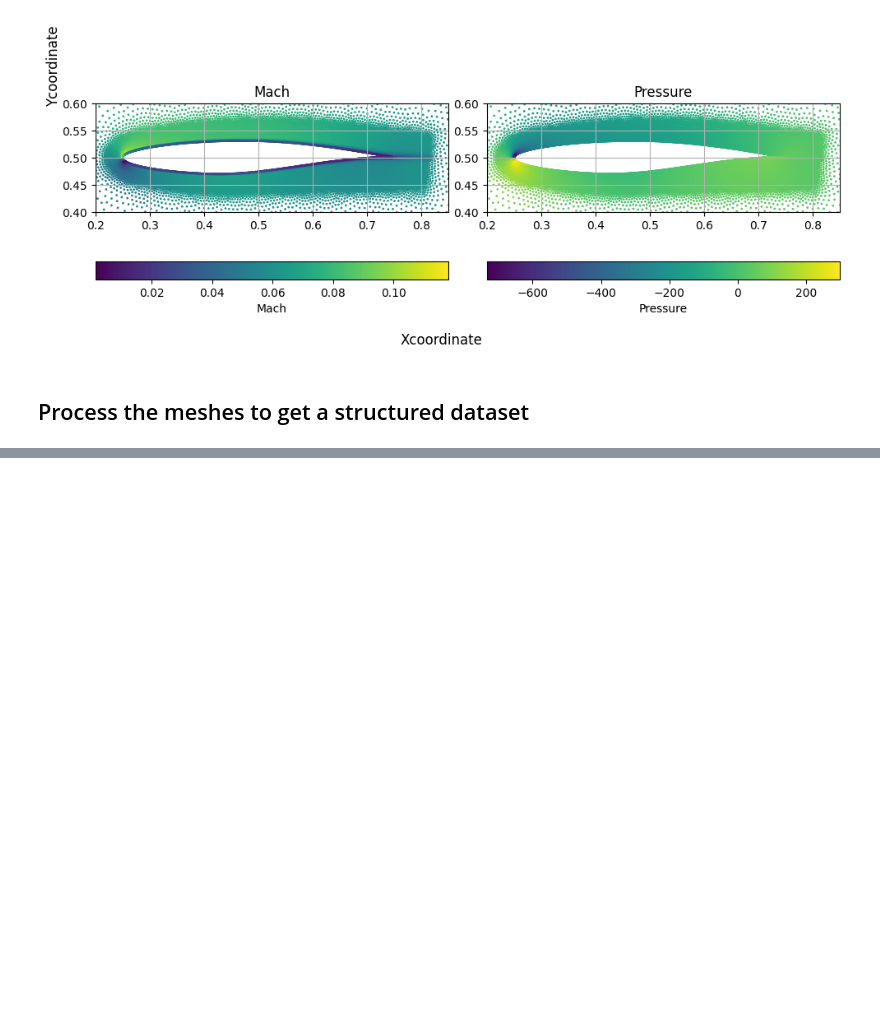
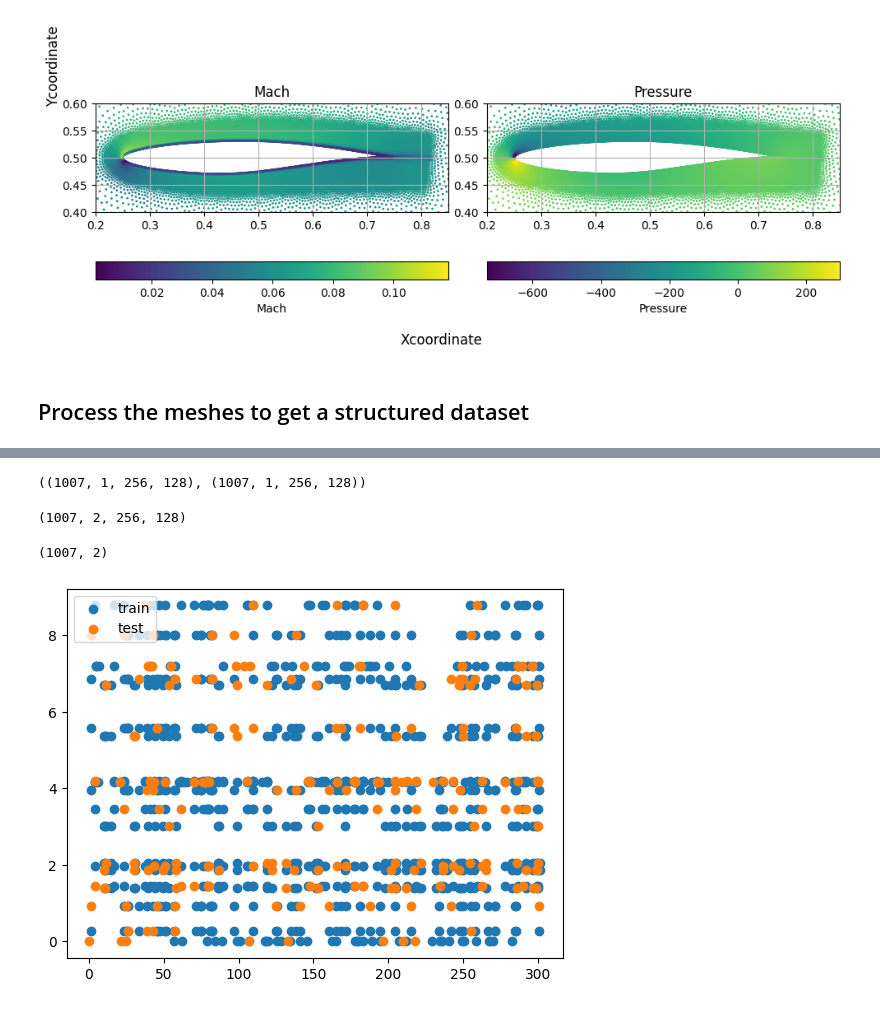
Before and after one commit to DavidRamosArchilla/denoising-diffusion-pytorch-fluid-mechanics, a Jupyter notebook: data_generation/process_aeronef.ipynb, the cells around one changed output, grey strips where cells are left out. Saved outputs shown, nothing was run; the diff lists cells and outputs as text; code cells hidden in the pictures; blank space fills up the shorter version.

Commit message:
finished preprocessing of aeronef dataset

```diff
--- a/data_generation/process_aeronef.ipynb
+++ b/data_generation/process_aeronef.ipynb
@@ -574,0 +580,31 @@ plt.show()
+# %%
+structured_pressure[:, None, ...].shape, np.repeat(mask[None, None, ...], repeats=structured_pressure.shape[0], axis=0).shape
+# %% [output]
+((1007, 1, 256, 128), (1007, 1, 256, 128))
+# %%
+dataset = np.concatenate(
+    (structured_pressure[:, None, ...], np.repeat(mask[None, None, ...], repeats=structured_pressure.shape[0], axis=0)),
+    axis=1
+)
+dataset.shape
+# %% [output]
+(1007, 2, 256, 128)
+# %%
+flight_conditions = np.stack((cyc['Vinf'], cyc['Alpha']), axis=1)
+flight_conditions.shape
+# %% [output]
+(1007, 2)
+# %%
+from sklearn.model_selection import train_test_split
+
+seed = 42
+dataset_train, dataset_test, flight_conditions_train, flight_conditions_test = train_test_split(
+    dataset, flight_conditions, test_size=0.2, random_state=seed
+)
+
+plt.scatter(flight_conditions_train[:, 0], flight_conditions_train[:, 1], label="train")
+plt.scatter(flight_conditions_test[:, 0], flight_conditions_test[:, 1], label="test")
+plt.legend()
+plt.show()
+# %% [output]
+[figure, added]
```
Also changed, not shown: parts of 6 cells of this notebook, 1 other file.
